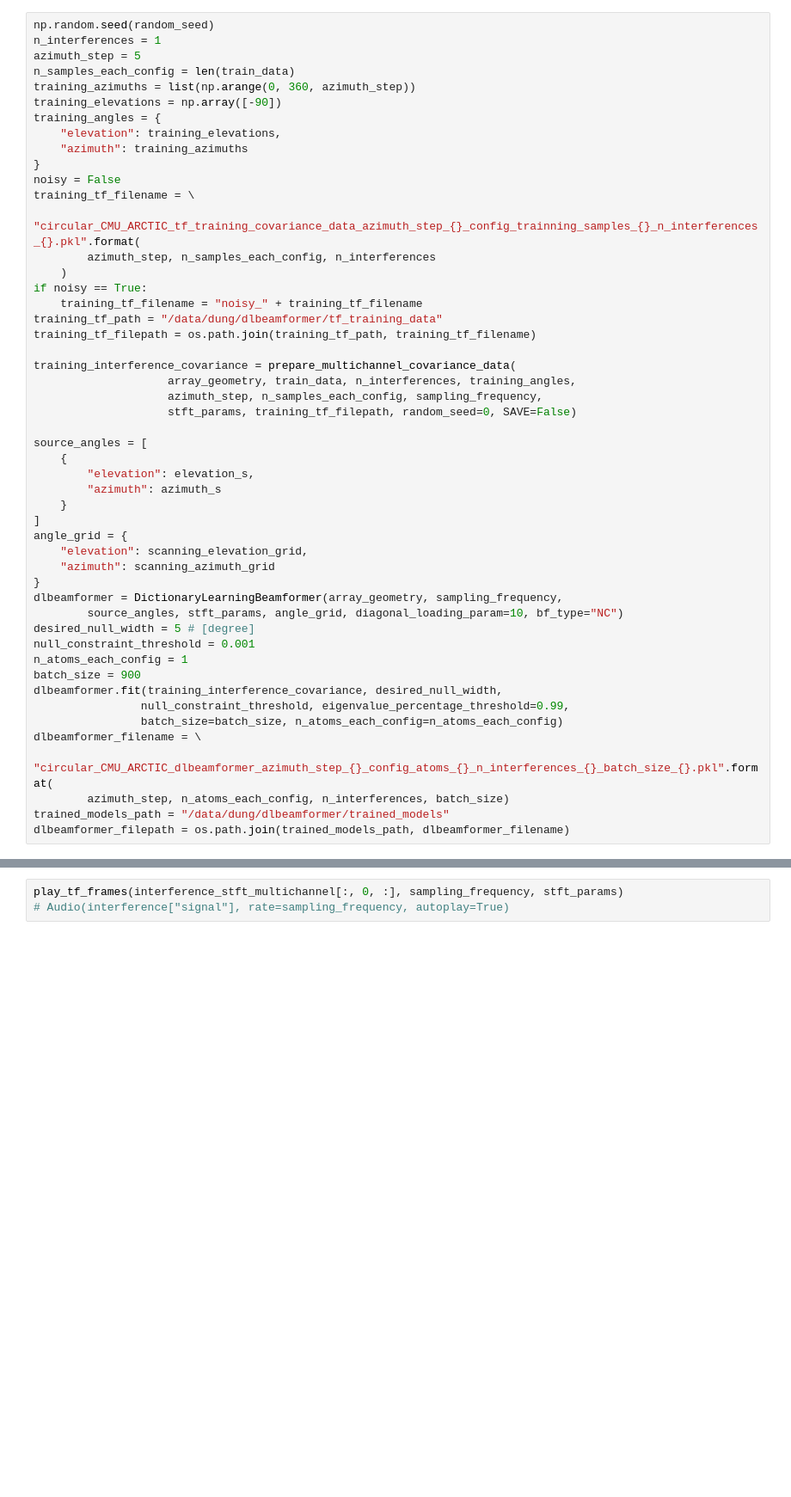
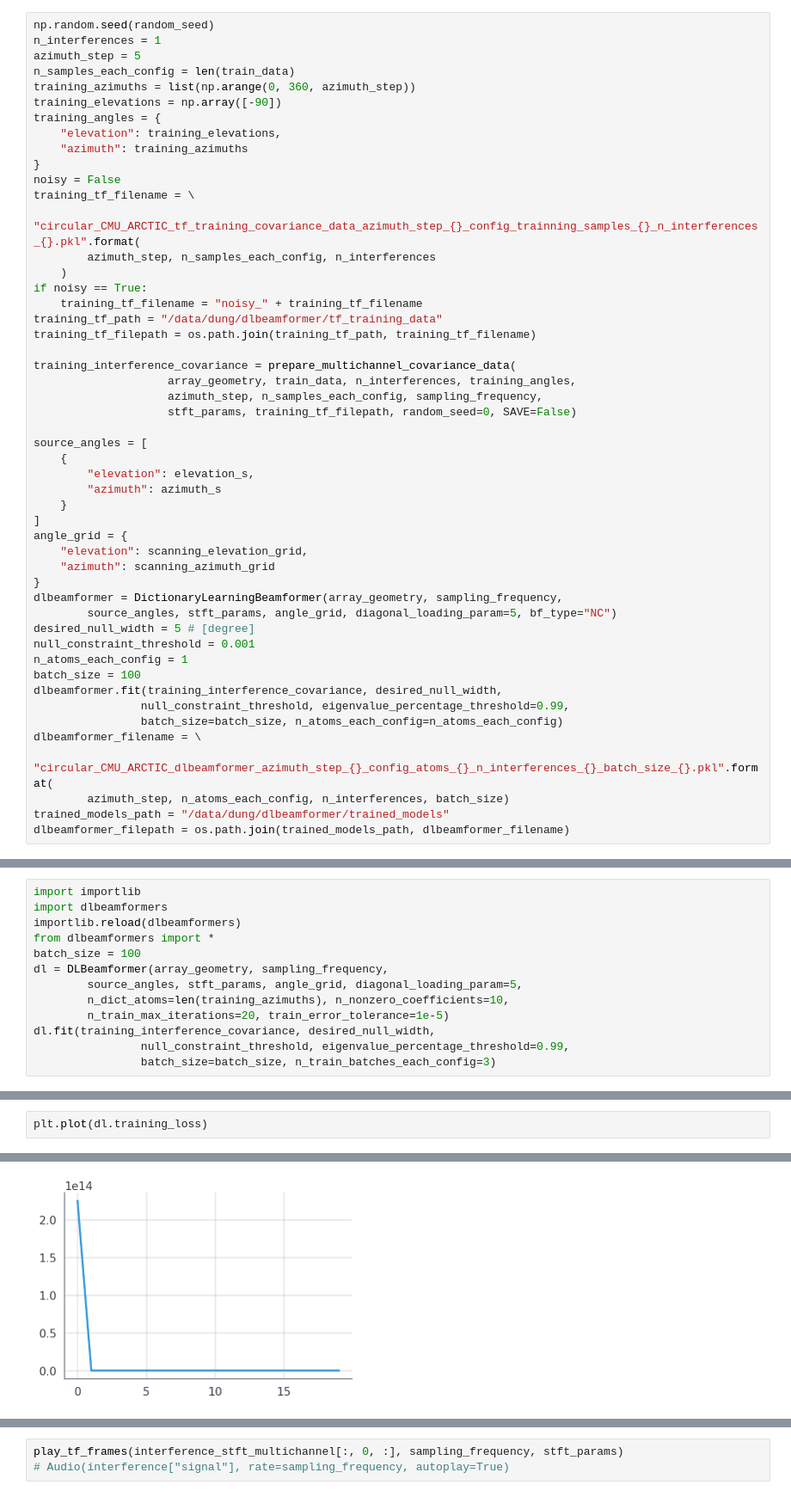
Before and after one commit to dung-n-tran/dlbeamformer, a Jupyter notebook: benchmark_dlbeamforming_circular_array_sinr_curves.ipynb, the cells around one changed output, grey strips where cells are left out. Shown at 86% size. Cells and saved outputs as stored; diff of their text form; blank space fills up the shorter version.

Commit message:
Finished training prototype for Redundant Dictionary Learning. Next: sparse coding in inference.

```diff
--- a/benchmark_dlbeamforming_circular_array_sinr_curves.ipynb
+++ b/benchmark_dlbeamforming_circular_array_sinr_curves.ipynb
@@ -106,11 +110,11 @@ angle_grid = {
     "azimuth": scanning_azimuth_grid
 }
 dlbeamformer = DictionaryLearningBeamformer(array_geometry, sampling_frequency,
-        source_angles, stft_params, angle_grid, diagonal_loading_param=10, bf_type="NC")
+        source_angles, stft_params, angle_grid, diagonal_loading_param=5, bf_type="NC")
 desired_null_width = 5 # [degree]
 null_constraint_threshold = 0.001
 n_atoms_each_config = 1
-batch_size = 900
+batch_size = 100
 dlbeamformer.fit(training_interference_covariance, desired_null_width,
                 null_constraint_threshold, eigenvalue_percentage_threshold=0.99,
                 batch_size=batch_size, n_atoms_each_config=n_atoms_each_config)
@@ -123,0 +126,13 @@ dlbeamformer_filepath = os.path.join(trained_models_path, dlbeamformer_filename)
+# %%
+import importlib
+import dlbeamformers
+importlib.reload(dlbeamformers)
+from dlbeamformers import *
+batch_size = 100
+dl = DLBeamformer(array_geometry, sampling_frequency,
+        source_angles, stft_params, angle_grid, diagonal_loading_param=5,
+        n_dict_atoms=len(training_azimuths), n_nonzero_coefficients=10,
+        n_train_max_iterations=20, train_error_tolerance=1e-5)
+dl.fit(training_interference_covariance, desired_null_width,
+                null_constraint_threshold, eigenvalue_percentage_threshold=0.99,
+                batch_size=batch_size, n_train_batches_each_config=3)
@@ -123,0 +153,3 @@ dlbeamformer_filepath = os.path.join(trained_models_path, dlbeamformer_filename)
+# %%
+plt.plot(dl.training_loss)
+# %% [output]
@@ -123,0 +157 @@ dlbeamformer_filepath = os.path.join(trained_models_path, dlbeamformer_filename)
+[figure, added]
```
Also changed, not shown: parts of 15 cells of this notebook, 15 other files.
